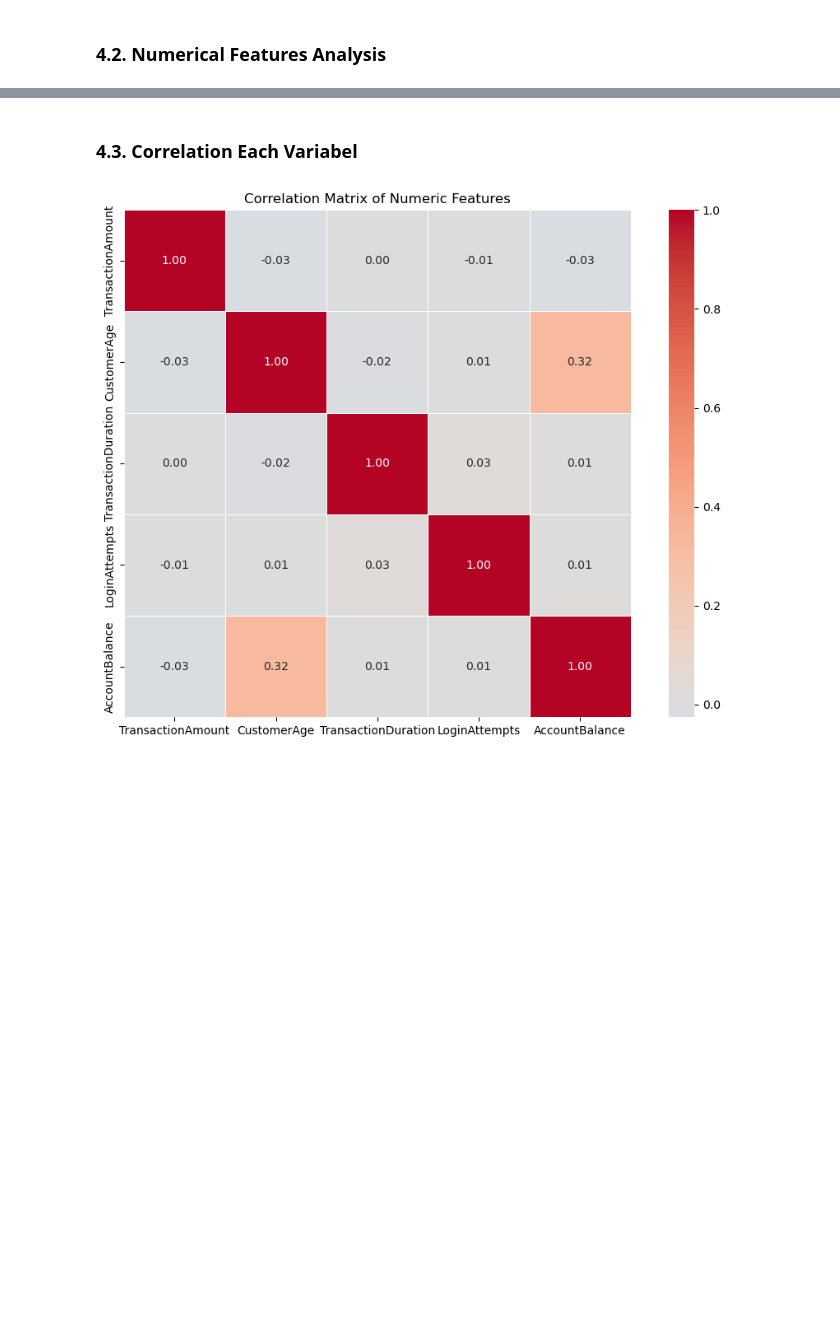
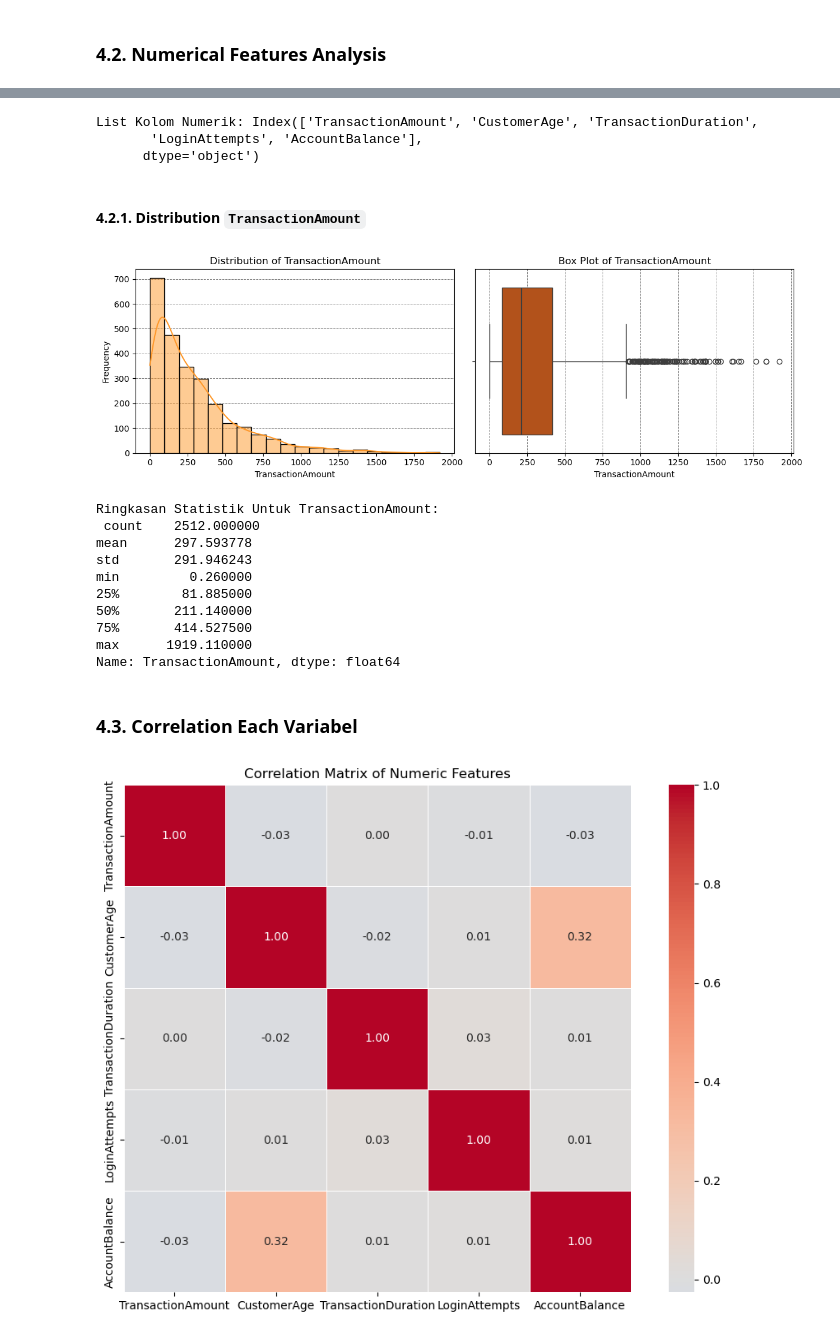
Before and after one commit to alouvre/BMLUP_DicodingSubmission_ProyekMembangunMachineLearning, a Jupyter notebook: [Clustering] Submission Akhir BMLP_Alifia Mustika Sari.ipynb, the cells around one changed output, grey strips where cells are left out. Drawn from its saved outputs; the diff is of its cells as text; code cells hidden in the pictures; blank space fills up the shorter version.

Commit message:
update EDA: Numerical Features Analysis

```diff
--- a/[Clustering] Submission Akhir BMLP_Alifia Mustika Sari.ipynb
+++ b/[Clustering] Submission Akhir BMLP_Alifia Mustika Sari.ipynb
@@ -171,3 +171,6 @@ for column in df_transaction.columns:
         cate_col.append(column)
     elif df_transaction[column].dtype in ['int64', 'float64']:  # Jika tipe datanya numerik
         num_col.append(column)
+# %%
+df_numerical = df_transaction.select_dtypes(include='number')
+df_categorical = df_transaction.select_dtypes(include='object')
@@ -215,3 +191,61 @@ for i in num_col:
+# %%
+print("List Kolom Numerik:", df_numerical.columns)
+# %% [output]
+List Kolom Numerik: Index(['TransactionAmount', 'CustomerAge', 'TransactionDuration',
+       'LoginAttempts', 'AccountBalance'],
+      dtype='object')
+# %%
+def plot_transaction_distribution(df, column_name):
+    """
+    Menampilkan histogram dan boxplot dari fitur numerik tertentu dalam dataset.
+
+    Parameters:
+        df (DataFrame): DataFrame yang berisi data transaksi.
+        column_name (str): Nama kolom numerik yang ingin divisualisasikan.
+    """
+    # Palet warna
+    custom_palette = sns.color_palette("YlOrBr", 3)
+
+    # Membuat subplot dengan 1 baris dan 2 kolom
+    fig, axes = plt.subplots(1, 2, figsize=(12, 4))
+
+    # Histogram
+    sns.histplot(df[column_name], bins=20, kde=True, color=custom_palette[1], ax=axes[0])
+    axes[0].set_title(f'Distribution of {column_name}')
+    axes[0].set_xlabel(column_name)
+    axes[0].set_ylabel('Frequency')
+    axes[0].set_axisbelow(True)
+    axes[0].grid(axis='y', color='gray', linestyle='--', linewidth=0.7)
+
+    # Boxplot
+    sns.boxplot(x=df[column_name], color=custom_palette[2], ax=axes[1])
+    axes[1].set_title(f'Box Plot of {column_name}')
+    axes[1].set_xlabel(column_name)
+    axes[1].set_axisbelow(True)
+    axes[1].grid(axis='x', color='gray', linestyle='--', linewidth=0.7)
+
+    # Menyesuaikan tata letak
+    plt.tight_layout()
+    plt.show()
+# %% [markdown]
+#### **4.2.1. Distribution `TransactionAmount`**
+# %%
+plot_transaction_distribution(df_numerical, 'TransactionAmount')
+
+# Print summary statistics
+print(f'\nRingkasan Statistik Untuk TransactionAmount:\n', df_numerical['TransactionAmount'].describe())
+# %% [output]
+[figure, added]
+Ringkasan Statistik Untuk TransactionAmount:
+ count    2512.000000
+mean      297.593778
+std       291.946243
+min         0.260000
+25%        81.885000
+50%       211.140000
+75%       414.527500
+max      1919.110000
+Name: TransactionAmount, dtype: float64
 # %% [markdown]
 ### **4.3. Correlation Each Variabel**
 # %%
```
Also changed, not shown: parts of 5 cells of this notebook.
